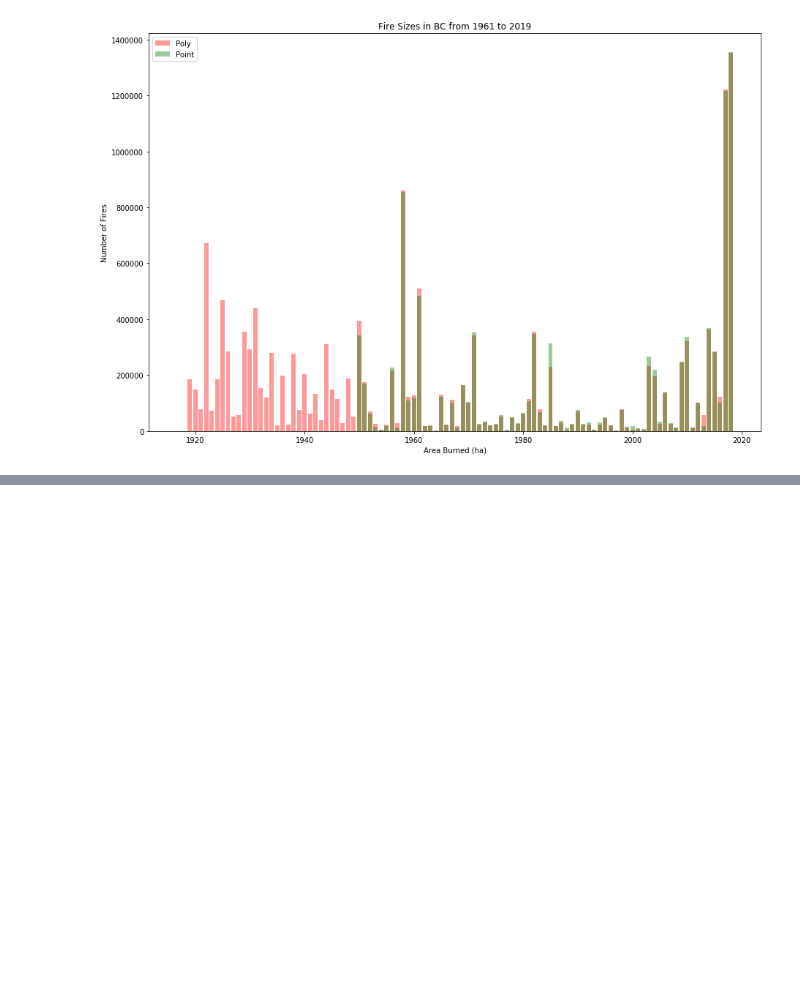
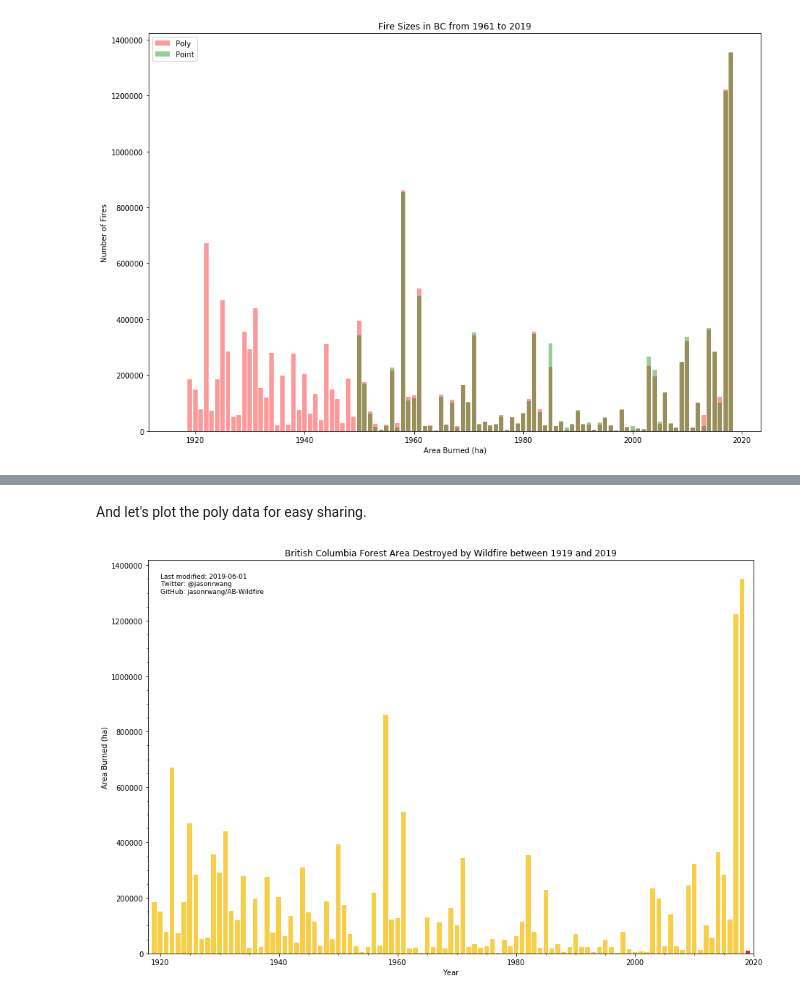
Before and after one commit to jasonrwang/AB-Wildfire, a Jupyter notebook: BC-Wildfire.ipynb, the cells around one changed output, grey strips where cells are left out. Drawn from its saved outputs; the diff is of its cells as text; code cells hidden in the pictures; blank space fills up the shorter version.

Commit message:
Created BC summary plot

```diff
--- a/BC-Wildfire.ipynb
+++ b/BC-Wildfire.ipynb
@@ -174,0 +175,25 @@ df_ply_sub.to_csv('data/BCWildfires_1919-2019.csv')
+# %% [markdown]
+And let's plot the poly data for easy sharing.
+# %%
+fig = plt.figure(figsize=(15,10))
+ax = fig.add_subplot(111)
+
+plt.bar(df_ply_sub['Year'], df_ply_sub['Area'], color='#f8ce46')
+plt.bar(df_ply_sub['Year'].tail(1), df_ply_sub['Area'].tail(1), color='#c23838')
+# Colours taken from the BC flag :)
+
+ax.set(xlabel = 'Year',
+       ylabel='Area Burned (ha)',
+       title = 'British Columbia Forest Area Destroyed by Wildfire between 1919 and 2019')
+ax.set_xlim([1918, 2020])
+plt.minorticks_on()
+
+credit = 'Last modified: 2019-06-01\nTwitter: @jasonrwang\nGitHub: jasonrwang/AB-Wildfire'
+ax.text(1920, 1300000, credit, fontsize=9)
+# ax.text(1, 3, '2016 Fort\nMcMurray Fire', fontsize=10, horizontalalignment='center') # In case anyone has insights
+
+# Save the the figure for other uses
+plt.savefig('img/BCWildfires_1919-2019.png')
+plt.show()
+# %% [output]
+[figure, added]
```
Also changed, not shown: parts of 4 cells of this notebook, 2 other files.
